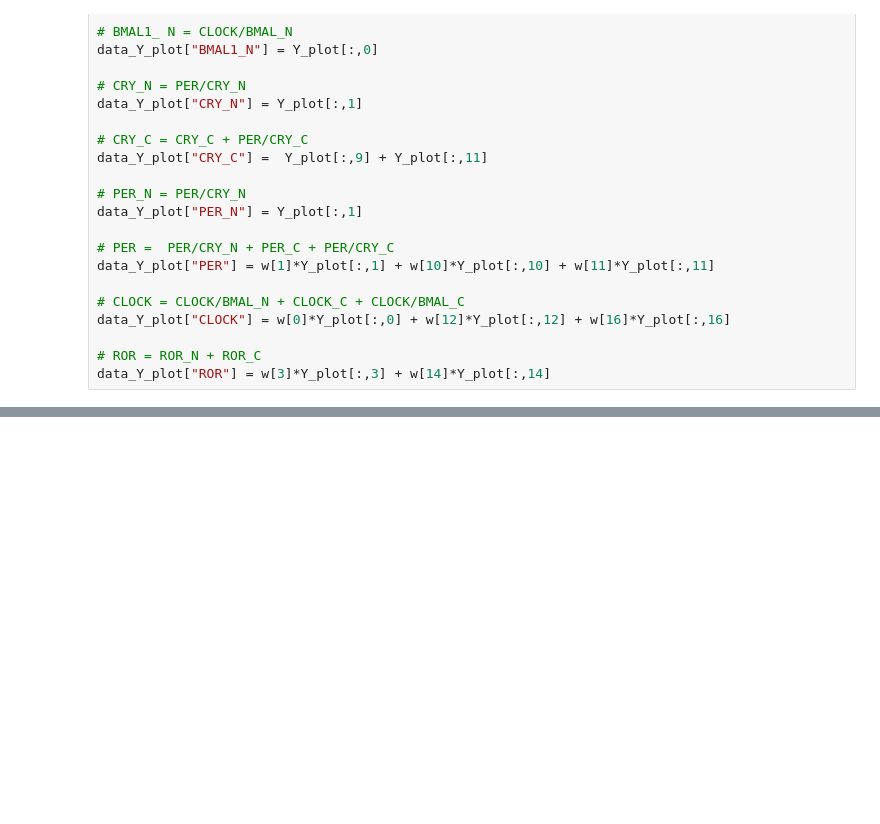
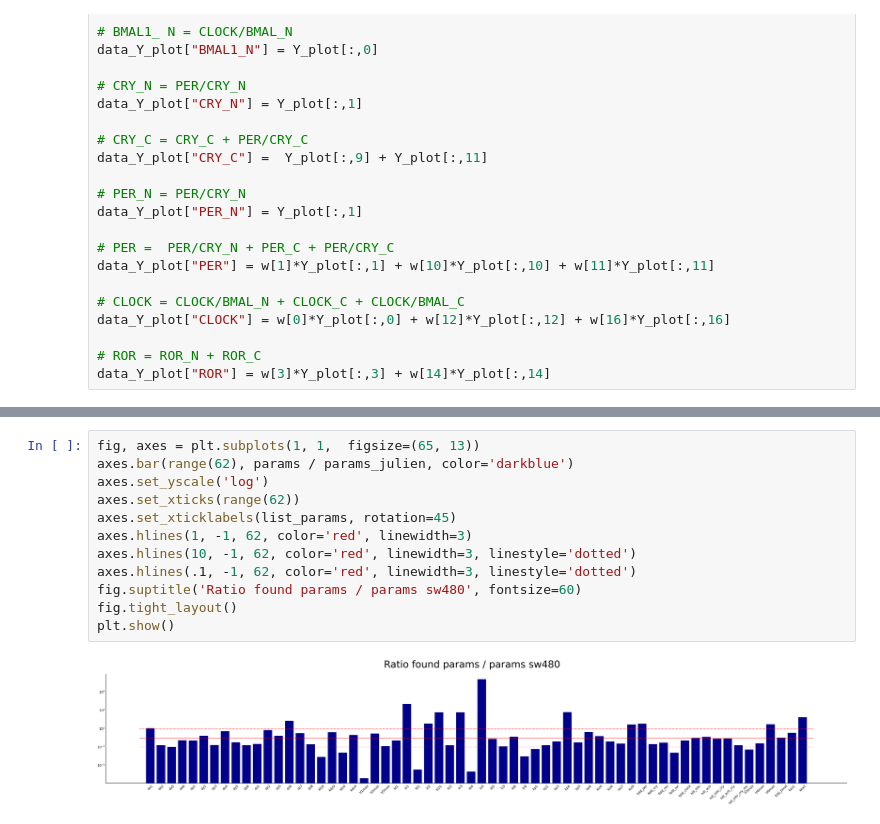
Before and after one commit to ClemenceMetayer/parameters_estimation, a Jupyter notebook: visu.ipynb, the cells around one changed output, grey strips where cells are left out. Cells and saved outputs as stored; diff of their text form; blank space fills up the shorter version.

```diff
--- a/visu.ipynb
+++ b/visu.ipynb
@@ -224,3 +235,17 @@ plot_params_distrib(f'outcmaes/params_dist_{error}.dat', list_params)
+# %%
+fig, axes = plt.subplots(1, 1,  figsize=(65, 13))
+axes.bar(range(62), params / params_julien, color='darkblue')
+axes.set_yscale('log')
+axes.set_xticks(range(62))
+axes.set_xticklabels(list_params, rotation=45)
+axes.hlines(1, -1, 62, color='red', linewidth=3)
+axes.hlines(10, -1, 62, color='red', linewidth=3, linestyle='dotted')
+axes.hlines(.1, -1, 62, color='red', linewidth=3, linestyle='dotted')
+fig.suptitle('Ratio found params / params sw480', fontsize=60)
+fig.tight_layout()
+plt.show()
+# %% [output]
+[figure, added]
 # %%
 t2000 = np.linspace(0, 2000, 20001)
 Y2000 = odeint(clock_model, y0, t2000, args=(params,), rtol=10**(-12), atol=10**(-12))
```
Also changed, not shown: parts of 7 cells of this notebook, 3 other files.
